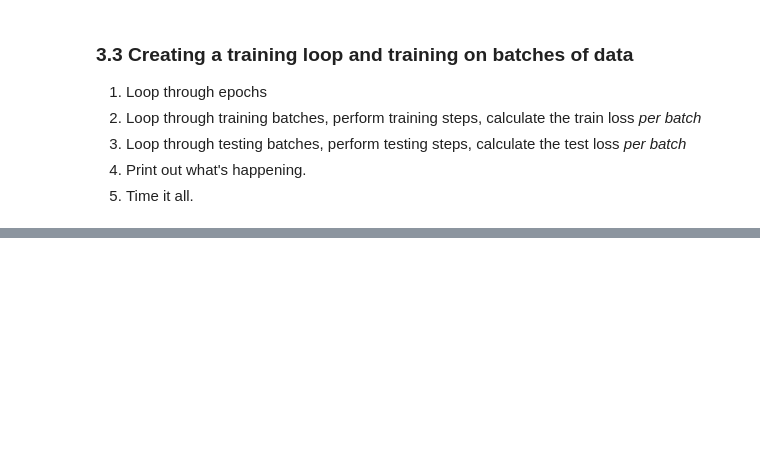
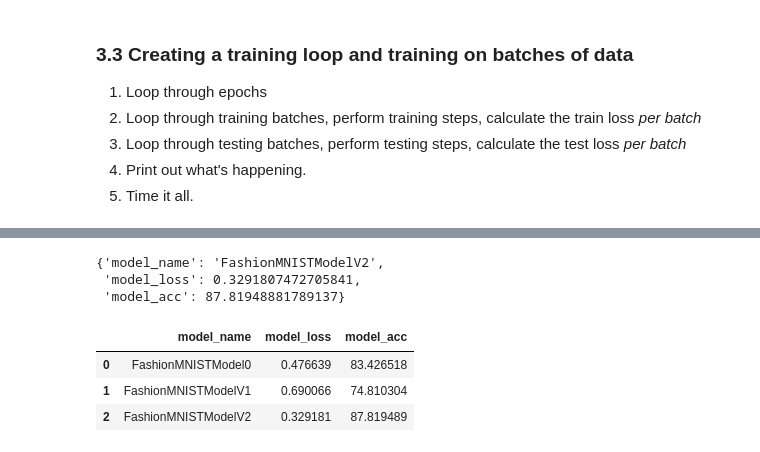
Before and after one commit to bohemian83/pytorch_yt, a Jupyter notebook: 03_pytorch_computer_vision.ipynb, the cells around one changed output, grey strips where cells are left out. Drawn from its saved outputs; the diff is of its cells as text; code cells hidden in the pictures; blank space fills up the shorter version.

```diff
--- a/03_pytorch_computer_vision.ipynb
+++ b/03_pytorch_computer_vision.ipynb
@@ -386,0 +765,5 @@ Train time on cpu: 3.830 in seconds.
+# %%
+# Setup loss function, optimizer and evaluation fuction
+loss_fn = nn.CrossEntropyLoss()
+optimizer = torch.optim.SGD(params=model_2.parameters(), lr=0.1)
+model_2.state_dict()
@@ -386,0 +790,26 @@ Train time on cpu: 3.830 in seconds.
+# %%
+torch.manual_seed(42)
+
+# Measure time
+train_time_start_model_2 = timer()
+
+#Train and test model
+epochs = 3
+for epoch in trange(epochs):
+    print(f"Epoch: {epoch}\n------")
+    train_step(model=model_2,
+               data_loader=train_dataloader,
+               loss_fn=loss_fn,
+               optimizer=optimizer,
+               accuracy_fn=accuracy_fn,
+               device=device)
+    test_step(model=model_2,
+              data_loader=test_dataloader,
+              loss_fn=loss_fn,
+              accuracy_fn=accuracy_fn,
+              device=device)
+
+train_time_end_model_2 = timer()
+total_train_time_model_2 = print_train_time(start=train_time_start_model_2,
+                                            end=train_time_end_model_2,
+                                            device=device)
@@ -386,0 +845,22 @@ Train time on cpu: 3.830 in seconds.
+# %%
+# Get model_2 results
+model_2_results = eval_model(model_2,
+                             data_loader=test_dataloader,
+                             loss_fn=loss_fn,
+                             accuracy_fn=accuracy_fn,
+                             device=device)
+
+model_2_results
+# %% [output]
+{'model_name': 'FashionMNISTModelV2',
+ 'model_loss': 0.3291807472705841,
+ 'model_acc': 87.81948881789137}
+# %%
+## 8. Compare model results and training time
+compare_results = pd.DataFrame([model_0_results, model_1_results, model_2_results])
+compare_results
+# %% [output]
+|  | model_name | model_loss | model_acc |
+| 0 | FashionMNISTModel0 | 0.476639 | 83.426518 |
+| 1 | FashionMNISTModelV1 | 0.690066 | 74.810304 |
+| 2 | FashionMNISTModelV2 | 0.329181 | 87.819489 |
```
Also changed, not shown: parts of 35 cells of this notebook, 2 other files.
